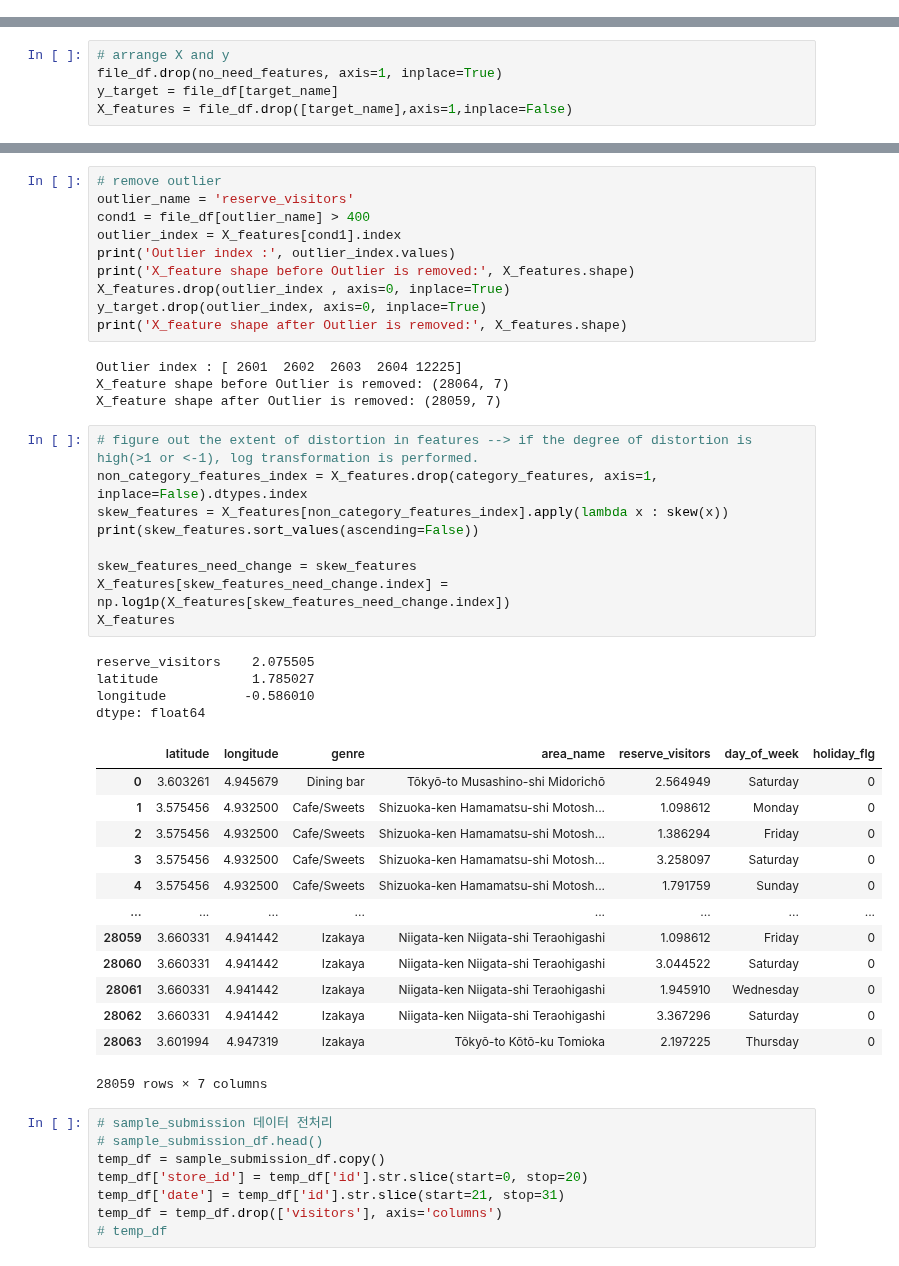
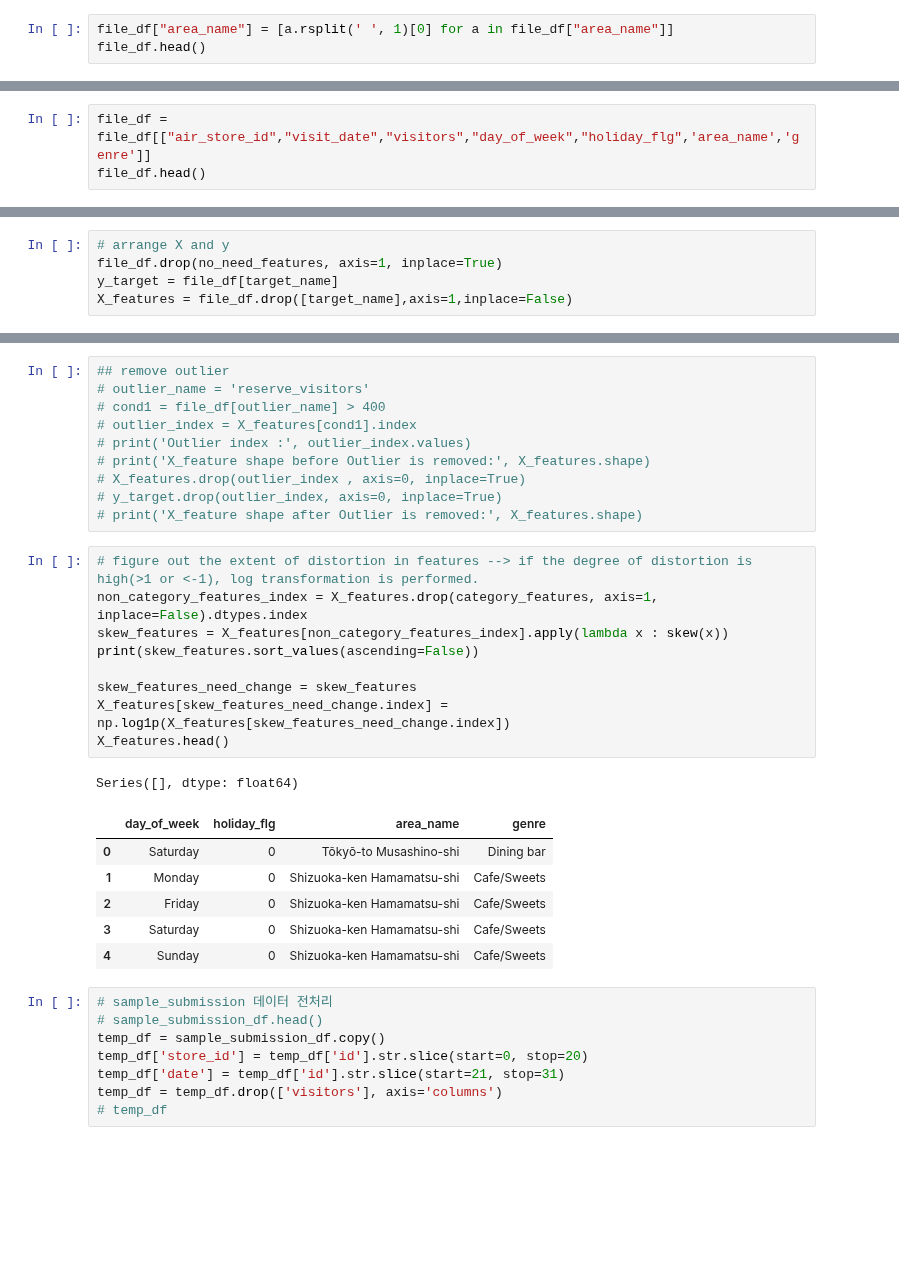
Before and after one commit to dlgur1994/Hackerthon1_Aiffel, a Jupyter notebook: Jinwoo/kaggle3.ipynb, the cells around one changed output, grey strips where cells are left out. Drawn from its saved outputs; the diff is of its cells as text; blank space fills up the shorter version.

```diff
--- a/Jinwoo/kaggle3.ipynb
+++ b/Jinwoo/kaggle3.ipynb
@@ -414,0 +368,3 @@ category_features = ['genre', 'area_name', 'day_of_week', 'holiday_flg']
+# %%
+file_df["area_name"] = [a.rsplit(' ', 1)[0] for a in file_df["area_name"]]
+file_df.head()
@@ -414,0 +411,3 @@ category_features = ['genre', 'area_name', 'day_of_week', 'holiday_flg']
+# %%
+file_df = file_df[["air_store_id","visit_date","visitors","day_of_week","holiday_flg",'area_name','genre']]
+file_df.head()
@@ -431,44 +433,30 @@ for feature in X_features.drop(category_features, axis=1, inplace=False):
 # %%
-# remove outlier
-outlier_name = 'reserve_visitors'
-cond1 = file_df[outlier_name] > 400
-outlier_index = X_features[cond1].index
-print('Outlier index :', outlier_index.values)
-print('X_feature shape before Outlier is removed:', X_features.shape)
-X_features.drop(outlier_index , axis=0, inplace=True)
-y_target.drop(outlier_index, axis=0, inplace=True)
-print('X_feature shape after Outlier is removed:', X_features.shape)
+## remove outlier
+# outlier_name = 'reserve_visitors'
+# cond1 = file_df[outlier_name] > 400
+# outlier_index = X_features[cond1].index
+# print('Outlier index :', outlier_index.values)
+# print('X_feature shape before Outlier is removed:', X_features.shape)
+# X_features.drop(outlier_index , axis=0, inplace=True)
+# y_target.drop(outlier_index, axis=0, inplace=True)
+# print('X_feature shape after Outlier is removed:', X_features.shape)
-# %% [output]
-Outlier index : [ 2601  2602  2603  2604 12225]
-X_feature shape before Outlier is removed: (28064, 7)
-X_feature shape after Outlier is removed: (28059, 7)
 # %%
 # figure out the extent of distortion in features --> if the degree of distortion is high(>1 or <-1), log transformation is performed.
 non_category_features_index = X_features.drop(category_features, axis=1, inplace=False).dtypes.index
 skew_features = X_features[non_category_features_index].apply(lambda x : skew(x))
 print(skew_features.sort_values(ascending=False))
 
 skew_features_need_change = skew_features
 X_features[skew_features_need_change.index] = np.log1p(X_features[skew_features_need_change.index])
-X_features
+X_features.head()
 # %% [output]
-reserve_visitors    2.075505
-latitude            1.785027
-longitude          -0.586010
-dtype: float64
+Series([], dtype: float64)
-|  | latitude | longitude | genre | area_name | reserve_visitors | day_of_week | holiday_flg |
-| 0 | 3.603261 | 4.945679 | Dining bar | Tōkyō-to Musashino-shi Midorichō | 2.564949 | Saturday | 0 |
-| 1 | 3.575456 | 4.932500 | Cafe/Sweets | Shizuoka-ken Hamamatsu-shi Motosh... | 1.098612 | Monday | 0 |
-| 2 | 3.575456 | 4.932500 | Cafe/Sweets | Shizuoka-ken Hamamatsu-shi Motosh... | 1.386294 | Friday | 0 |
-| 3 | 3.575456 | 4.932500 | Cafe/Sweets | Shizuoka-ken Hamamatsu-shi Motosh... | 3.258097 | Saturday | 0 |
-| 4 | 3.575456 | 4.932500 | Cafe/Sweets | Shizuoka-ken Hamamatsu-shi Motosh... | 1.791759 | Sunday | 0 |
-| ... | ... | ... | ... | ... | ... | ... | ... |
-| 28059 | 3.660331 | 4.941442 | Izakaya | Niigata-ken Niigata-shi Teraohigashi | 1.098612 | Friday | 0 |
-| 28060 | 3.660331 | 4.941442 | Izakaya | Niigata-ken Niigata-shi Teraohigashi | 3.044522 | Saturday | 0 |
-| 28061 | 3.660331 | 4.941442 | Izakaya | Niigata-ken Niigata-shi Teraohigashi | 1.945910 | Wednesday | 0 |
-| 28062 | 3.660331 | 4.941442 | Izakaya | Niigata-ken Niigata-shi Teraohigashi | 3.367296 | Saturday | 0 |
-| 28063 | 3.601994 | 4.947319 | Izakaya | Tōkyō-to Kōtō-ku Tomioka | 2.197225 | Thursday | 0 |
+|  | day_of_week | holiday_flg | area_name | genre |
+| 0 | Saturday | 0 | Tōkyō-to Musashino-shi | Dining bar |
+| 1 | Monday | 0 | Shizuoka-ken Hamamatsu-shi | Cafe/Sweets |
+| 2 | Friday | 0 | Shizuoka-ken Hamamatsu-shi | Cafe/Sweets |
+| 3 | Saturday | 0 | Shizuoka-ken Hamamatsu-shi | Cafe/Sweets |
+| 4 | Sunday | 0 | Shizuoka-ken Hamamatsu-shi | Cafe/Sweets |
-28059 rows × 7 columns
 # %%
 # sample_submission 데이터 전처리
 # sample_submission_df.head()
```
Also changed, not shown: parts of 34 cells of this notebook.
